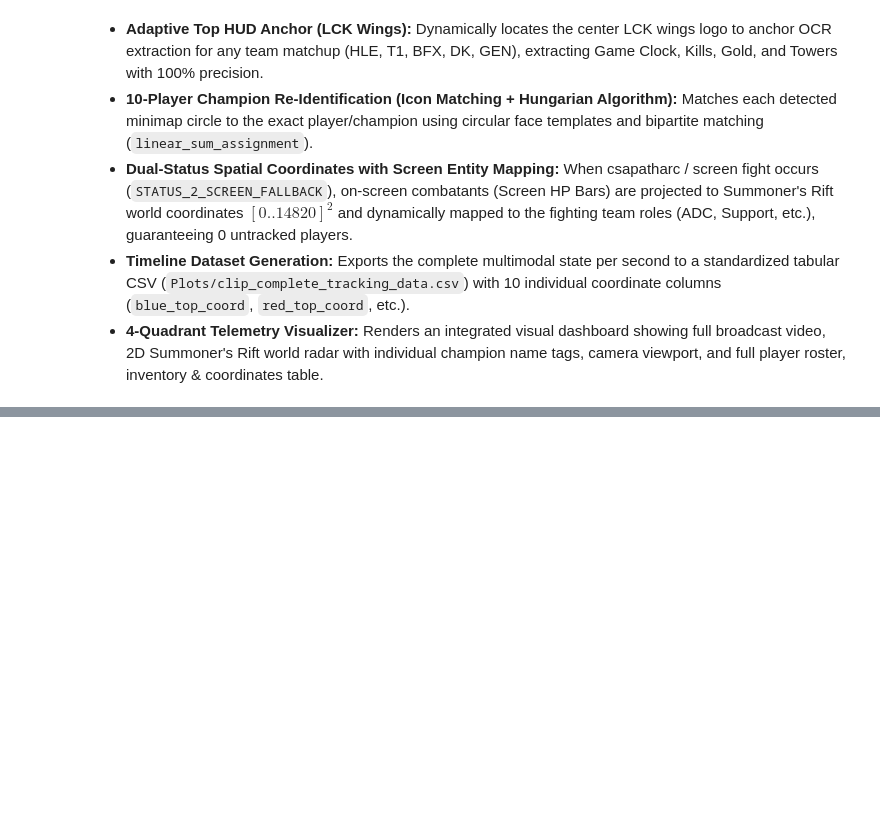
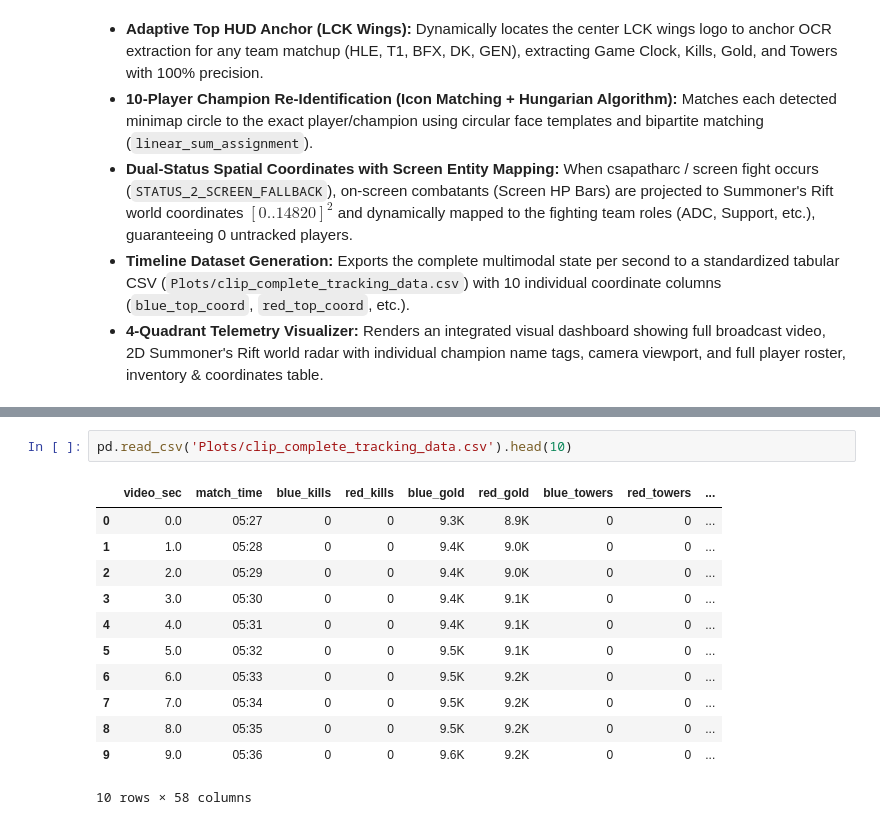
Before and after one commit to BalazsBognar/League-of-Legends-Esport-Analytics-2026, a Jupyter notebook: Image Recognition.ipynb, the cells around one changed output, grey strips where cells are left out. Drawn from its saved outputs; the diff is of its cells as text; blank space fills up the shorter version.

```diff
--- a/Image Recognition.ipynb
+++ b/Image Recognition.ipynb
@@ -2479,3 +2951,18 @@ if ret:
   [14.0s] Time: 05:41 | Status: STATUS_1_MINIMAP          | Entities: 8 | Missing Coords: B=1, R=1
 [Clip Processing] Complete! Saved 15 records to Plots/clip_complete_tracking_data.csv
 [Telemetry Visualizer] Saved multimodal report to: Plots/clip_complete_report.png
+# %%
+pd.read_csv('Plots/clip_complete_tracking_data.csv').head(10)
+# %% [output]
+|  | video_sec | match_time | blue_kills | red_kills | blue_gold | red_gold | blue_towers | red_towers | ... |
+| 0 | 0.0 | 05:27 | 0 | 0 | 9.3K | 8.9K | 0 | 0 | ... |
+| 1 | 1.0 | 05:28 | 0 | 0 | 9.4K | 9.0K | 0 | 0 | ... |
+| 2 | 2.0 | 05:29 | 0 | 0 | 9.4K | 9.0K | 0 | 0 | ... |
+| 3 | 3.0 | 05:30 | 0 | 0 | 9.4K | 9.1K | 0 | 0 | ... |
+| 4 | 4.0 | 05:31 | 0 | 0 | 9.4K | 9.1K | 0 | 0 | ... |
+| 5 | 5.0 | 05:32 | 0 | 0 | 9.5K | 9.1K | 0 | 0 | ... |
+| 6 | 6.0 | 05:33 | 0 | 0 | 9.5K | 9.2K | 0 | 0 | ... |
+| 7 | 7.0 | 05:34 | 0 | 0 | 9.5K | 9.2K | 0 | 0 | ... |
+| 8 | 8.0 | 05:35 | 0 | 0 | 9.5K | 9.2K | 0 | 0 | ... |
+| 9 | 9.0 | 05:36 | 0 | 0 | 9.6K | 9.2K | 0 | 0 | ... |
+10 rows × 58 columns
```
Also changed, not shown: parts of 6 cells of this notebook, 3 other files.
